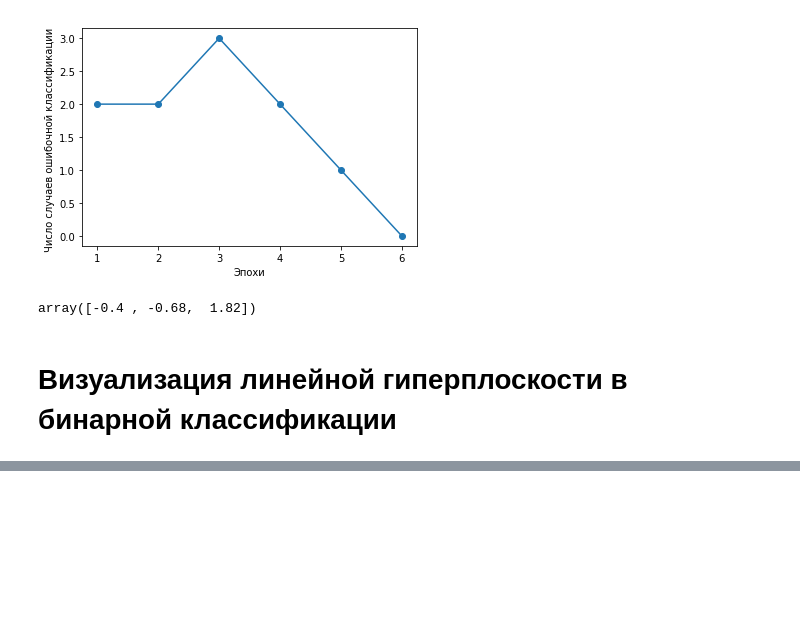
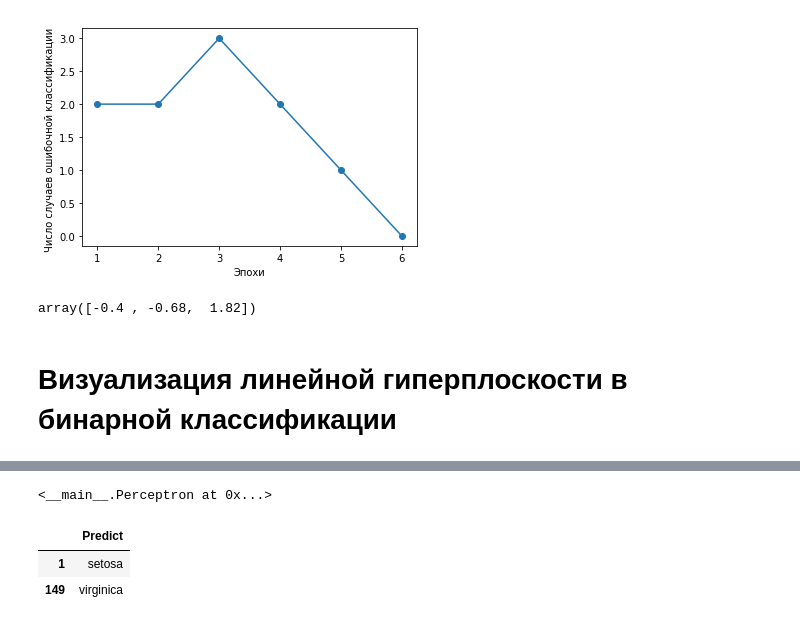
Before and after one commit to as1mple/labs_ds_courses, a Jupyter notebook: Перцептрон.ipynb, the cells around one changed output, grey strips where cells are left out. Saved outputs shown, nothing was run; the diff lists cells and outputs as text; code cells hidden in the pictures; blank space fills up the shorter version.

```diff
--- a/Перцептрон.ipynb
+++ b/Перцептрон.ipynb
@@ -173,0 +211,23 @@ array([-0.4 , -0.68,  1.82])
+# %%
+setosa_model = Perceptron(eta=0.1, epochs=6)
+setosa_model.fit(X, data_y[0])
+vergicolor_model = Perceptron(eta=0.1, epochs=6)
+vergicolor_model.fit(X, data_y[1])
+virginica_model = Perceptron(eta=0.1, epochs=6)
+virginica_model.fit(X, data_y[2])
+# %% [output]
+<__main__.Perceptron at 0x...>
+# %%
+def multi_predict(el):
+    res = {i : j for i, j in zip(
+    data.iloc[:,4].unique(),
+    [setosa_model.net_input(el), vergicolor_model.net_input(el), virginica_model.net_input(el)])
+      }
+    return min(res, key=res.get)
+# %%
+output_multi = pd.DataFrame({'Predict': [multi_predict(i) for i in X]})
+output_multi.iloc[[1,-1]]
+# %% [output]
+|  | Predict |
+| 1 | setosa |
+| 149 | virginica |
```
Also changed, not shown: parts of 3 cells of this notebook.
